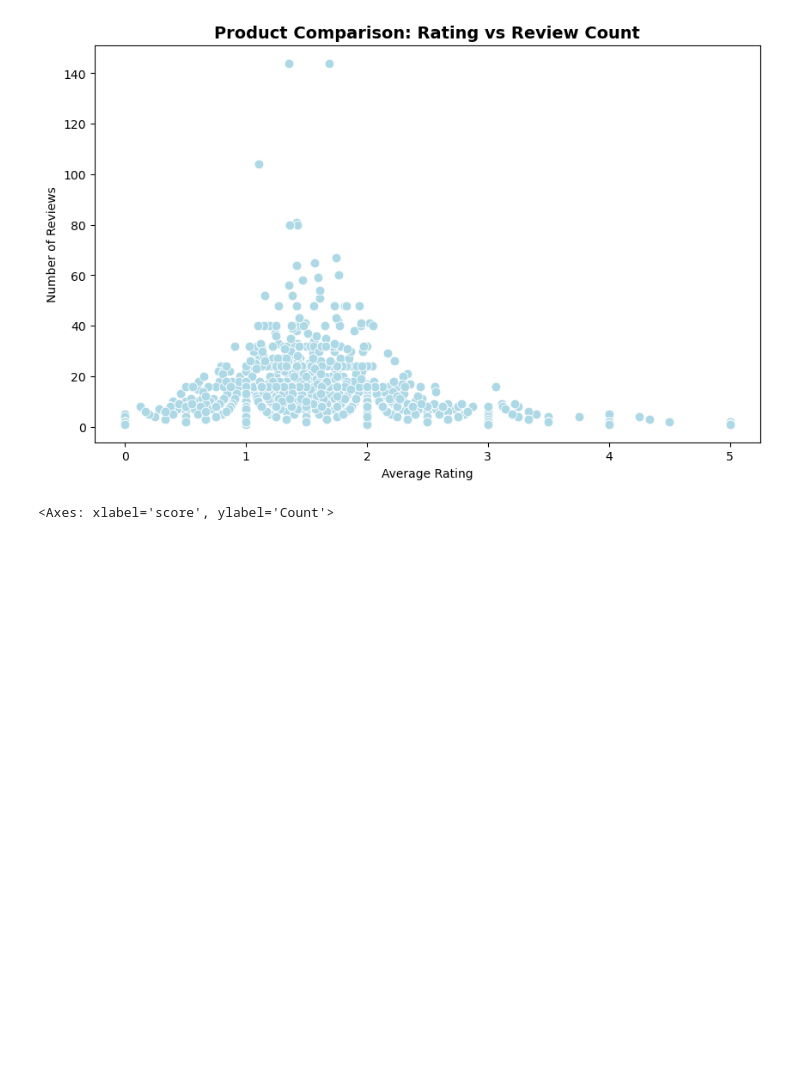
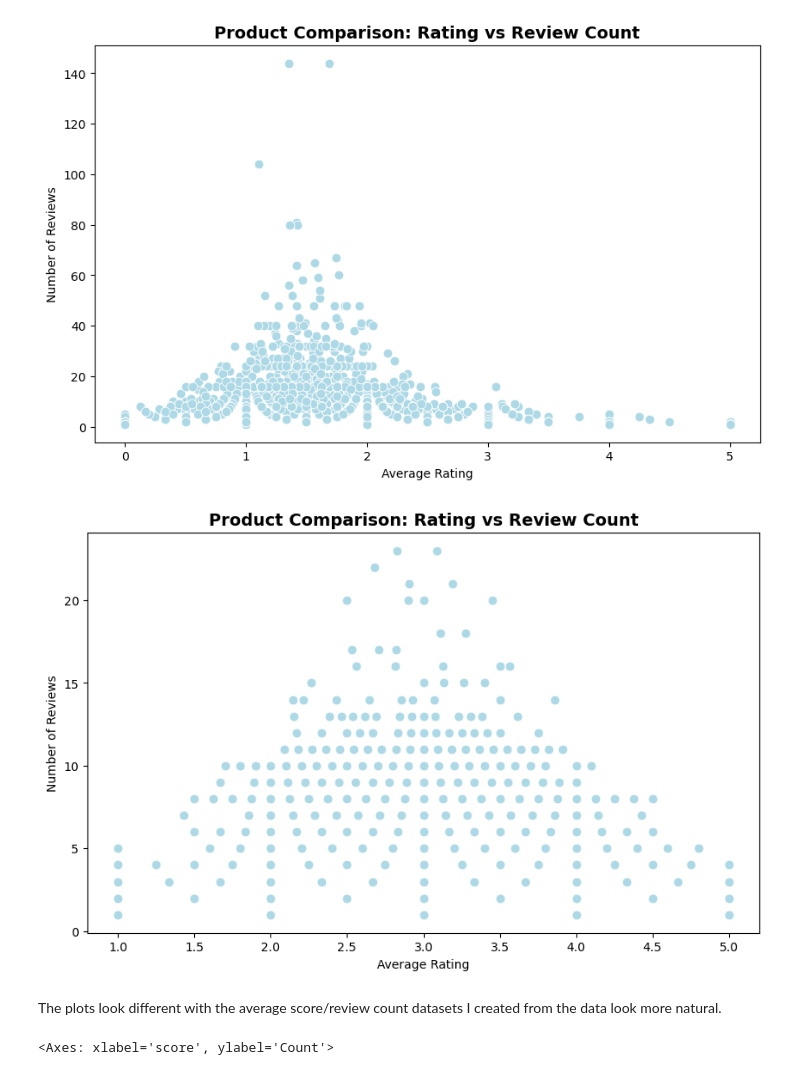
Before and after one commit to johnjtj92/BD2Project, a Jupyter notebook: 3034152_BD2.ipynb, the cells around one changed output. Cells and saved outputs as stored; diff of their text form; code cells hidden in the pictures; blank space fills up the shorter version.

```diff
--- a/3034152_BD2.ipynb
+++ b/3034152_BD2.ipynb
@@ -853,8 +765,7 @@ final_merged = final_merged.drop(columns=["user"])   #removing the user column
 # %%
 final_merged = final_merged.drop_duplicates(
     subset=["uniq_id", "username", "score", "review", "sku", "name", "description", "price", "av_score", "sale_price"],
-    keep="first"
-)
+  )   #Removes all duplicated rows but keeps the first
 
 final_merged.head()
 # %% [output]
@@ -1038,6 +914,17 @@ plt.ylabel("Number of Reviews")
 plt.show()
 # %% [output]
 [figure]
+# %%
+plt.figure(figsize=(10,6))
+sns.scatterplot(data=final_merged, x="av_score", y="total_number_reviews", color="lightblue", s=60)
+plt.title("Product Comparison: Rating vs Review Count", fontsize=14, weight="bold")
+plt.xlabel("Average Rating")
+plt.ylabel("Number of Reviews")
+plt.show()
+# %% [output]
+[figure, added]
+# %% [markdown]
+The plots look different with the average score/review count datasets I created from the data look more natural.
 # %%
 sns.histplot(data=final_merged, x="score", bins=5, kde=True, color="skyblue") #Shows distribution shape of the customer ratings
 # %% [output]
```
Also changed, not shown: parts of 50 cells of this notebook.
